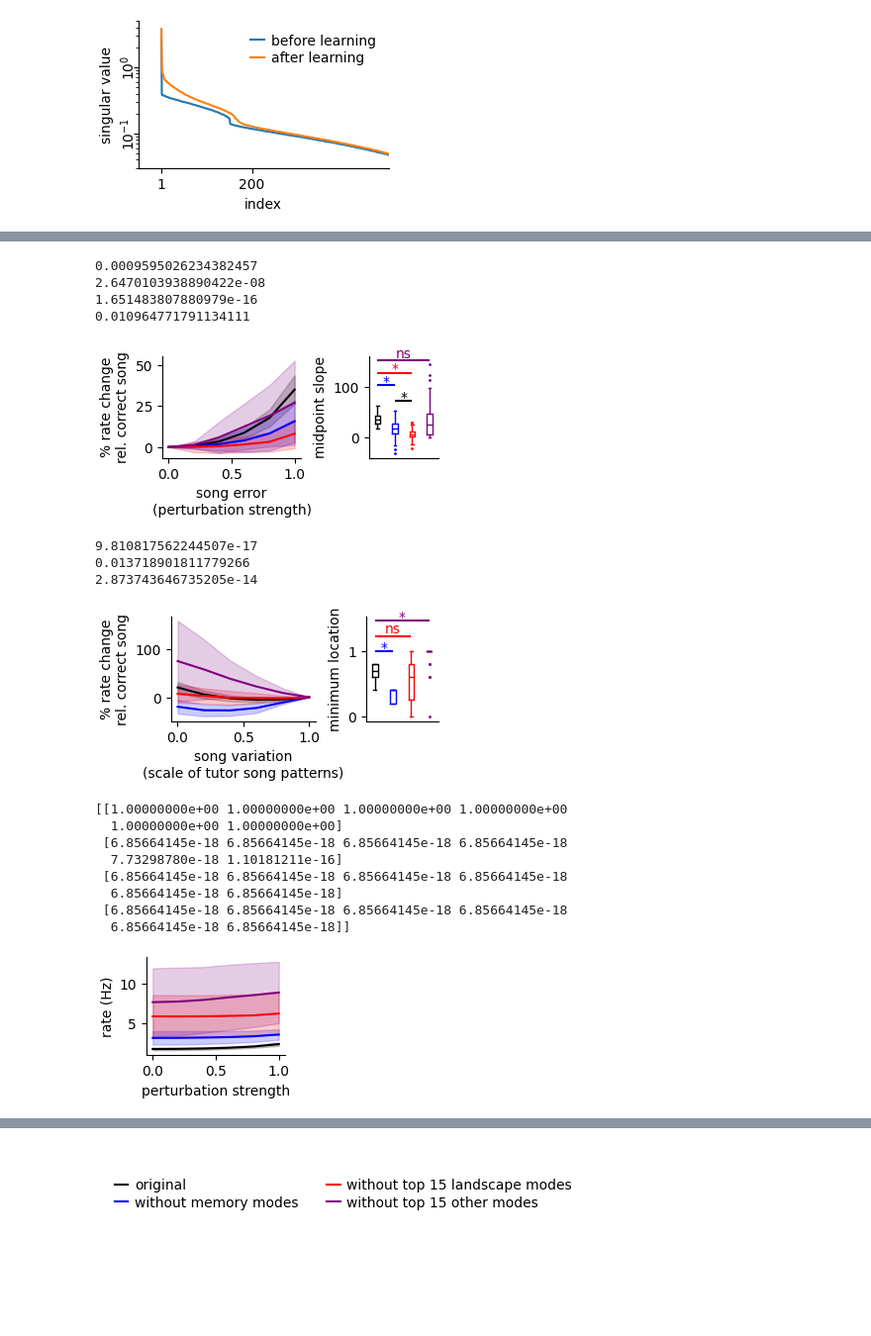
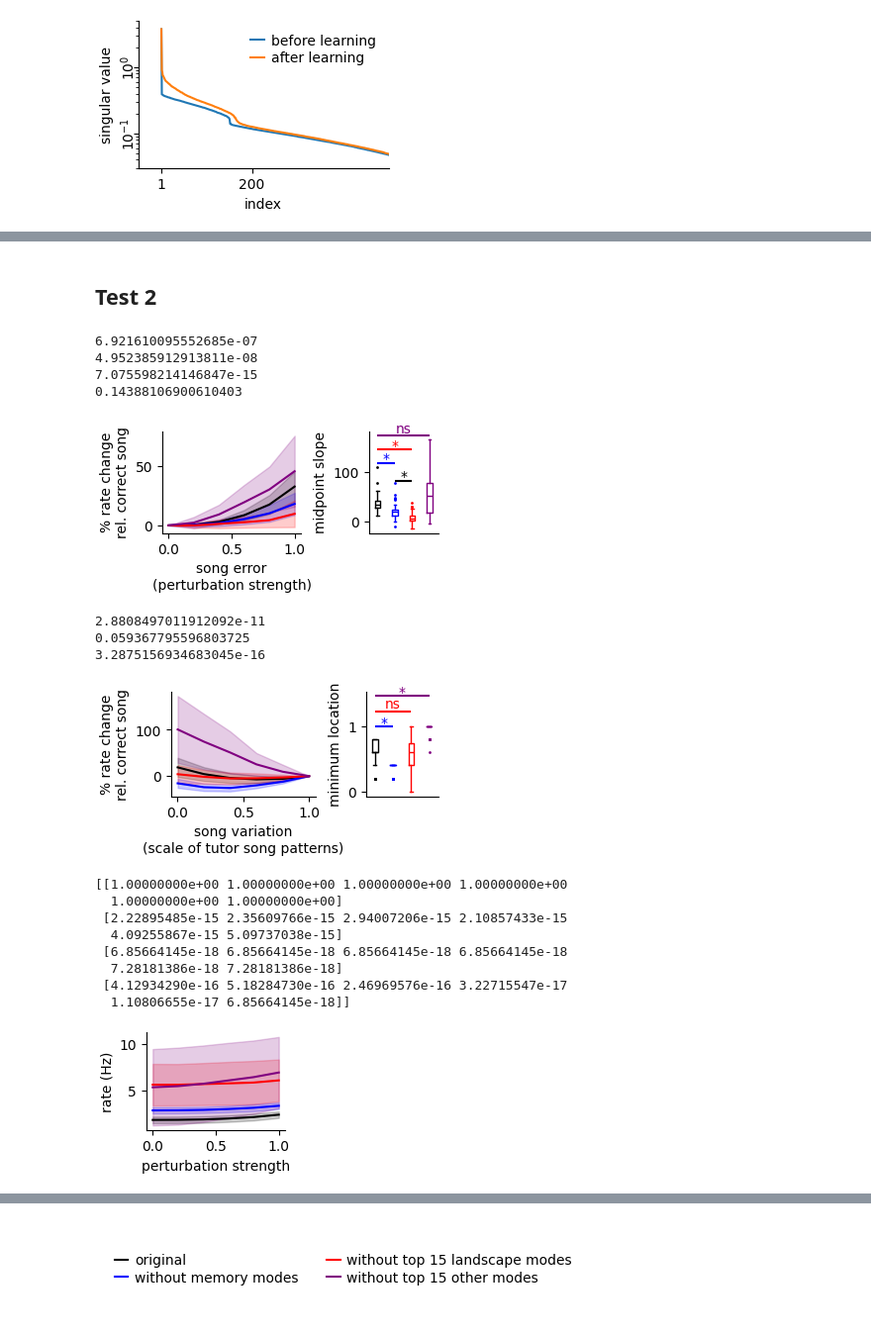
Before and after one commit to gongziyida/vocal-error-network, a Jupyter notebook: further_analysis/EIrec_analysis.ipynb, the cells around one changed output, grey strips where cells are left out. Shown at 99% size. Drawn from its saved outputs; the diff is of its cells as text; code cells hidden in the pictures; blank space fills up the shorter version.

Commit message:
plotting

```diff
--- a/further_analysis/EIrec_analysis.ipynb
+++ b/further_analysis/EIrec_analysis.ipynb
@@ -124,0 +143,17 @@ fig.savefig(f'../svg/EIrec_analysis/{MODE}_mode_time_constants.svg')
+# %%
+fig, ax = plt.subplots(1, 2, figsize=(3.5,2), width_ratios=[1,0.7])
+
+m = rate_offm_train.mean(axis=-1) # (trials, training step, pert values)
+m = (m / m[...,0,None] - 1) * 100
+g = np.gradient(m, XS_PERT, axis=-1)[...,3] # (trials, training step)
+
+cmap = plt.get_cmap('viridis')
+for i in range(train_steps):
+    plot_mean_std(ax[0], m[:,i].mean(axis=0), m[:,i].std(axis=0),
+                  a_fill=0.2, c=cmap(i/(train_steps-1)), xs=XS_SCALE)
+plot_mean_std(ax[1], g.mean(axis=0), g.std(axis=0),
+              a_fill=0.2, c='k', xs=np.arange(train_steps))
+
+ax[0].set(xlabel='song error\n(perturbation strength)',
+          ylabel='% rate change\nrel. correct song')
+ax[1].set(xlabel='training time', ylabel='midpoint slope')
@@ -124,0 +163,17 @@ fig.savefig(f'../svg/EIrec_analysis/{MODE}_mode_time_constants.svg')
+# %%
+fig, ax = plt.subplots(1, 2, figsize=(3.5,2), width_ratios=[1,0.7])
+
+m = rate_onm_train.mean(axis=-1) # (trials, training step, pert values)
+m = (m / m[...,-1,None] - 1) * 100
+min_locs = XS_SCALE[np.argmin(m, axis=-1)] # (trials, training step)
+
+cmap = plt.get_cmap('viridis')
+for i in range(train_steps):
+    plot_mean_std(ax[0], m[:,i].mean(axis=0), m[:,i].std(axis=0),
+                  a_fill=0.2, c=cmap(i/(train_steps-1)), xs=XS_SCALE)
+plot_mean_std(ax[1], min_locs.mean(axis=0), min_locs.std(axis=0),
+              a_fill=0.2, c='k', xs=np.arange(train_steps))
+
+ax[0].set(xlabel='song variation\n(scale of tutor song patterns)',
+          ylabel='% rate change\nrel. correct song')
+ax[1].set(xlabel='training time', ylabel='minimum location')
@@ -125,3 +183,5 @@ fig.savefig(f'../svg/EIrec_analysis/{MODE}_mode_time_constants.svg')
+# %% [markdown]
+## Test 2
 # %%
 case_names = ['original', 'without memory modes', 'without top 15 landscape modes',
               'without top 15 other modes']
@@ -130,7 +190,7 @@ case_colors = ['k', 'b', 'r', 'purple']
 from scipy.stats import ranksums
 fig, ax = plt.subplots(1, 2, figsize=(3.5,1.8), width_ratios=[1,0.5])
 
-m = rate_offm.mean(axis=-1)
+m = rate_offm_modepert.mean(axis=-1)
 m = (m / m[...,0,None] - 1) * 100
 g = np.gradient(m, XS_PERT, axis=-1)[...,3]
 
@@ -165,16 +225,16 @@ ax[0].set(xlabel='song error\n(perturbation strength)',
 ax[1].set(xticks=[], ylabel='midpoint slope')
 fig.savefig(f'../svg/EIrec_analysis/{MODE}_off_manifold_perturb.svg')
 # %% [output]
-0.0009595026234382457
-2.6470103938890422e-08
-1.651483807880979e-16
-0.010964771791134111
+6.921610095552685e-07
+4.952385912913811e-08
+7.075598214146847e-15
+0.14388106900610403
-[figure, old version]
+[figure, new version]
 # %%
 from scipy.stats import ranksums
 fig, ax = plt.subplots(1, 2, figsize=(3.5,1.8), width_ratios=[1,0.5])
 
-m = rate_onm.mean(axis=-1)
+m = rate_onm_modepert.mean(axis=-1)
 m = (m / m[...,-1,None] - 1) * 100
 min_locs = XS_SCALE[np.argmin(m, axis=-1)]
 
@@ -201,35 +261,35 @@ ax[0].set(xlabel='song variation\n(scale of tutor song patterns)',
 ax[1].set(xticks=[], ylabel='minimum location')
 fig.savefig(f'../svg/EIrec_analysis/{MODE}_on_manifold_perturb.svg')
 # %% [output]
-9.810817562244507e-17
-0.013718901811779266
-2.873743646735205e-14
+2.8808497011912092e-11
+0.059367795596803725
+3.2875156934683045e-16
-[figure, old version]
+[figure, new version]
 # %%
 fig, ax = plt.subplots(1, figsize=(2,1.5))
 
-m = rate_offm.mean(axis=-1)
+m = rate_offm_modepert.mean(axis=-1)
 
 for i, c in enumerate(case_colors):
     plot_mean_std(ax, m[:,i].mean(axis=0), m[:,i].std(axis=0),
                   a_fill=0.2, c=c, xs=XS_PERT)
 pvals = np.zeros((len(case_names), m.shape[-1]))
 for i in range(len(case_names)):
     for j in range(m.shape[-1]):
         pvals[i,j] = ranksums(m[:,0,j], m[:,i,j]).pvalue
 print(pvals)
 ax.set(xlabel='perturbation strength', ylabel='rate (Hz)')
 fig.savefig(f'../svg/EIrec_analysis/{MODE}_off_manifold_perturb_unnormalized.svg')
 # %% [output]
 [[1.00000000e+00 1.00000000e+00 1.00000000e+00 1.00000000e+00
   1.00000000e+00 1.00000000e+00]
+ [2.22895485e-15 2.35609766e-15 2.94007206e-15 2.10857433e-15
+  4.09255867e-15 5.09737038e-15]
  [6.85664145e-18 6.85664145e-18 6.85664145e-18 6.85664145e-18
-  7.73298780e-18 1.10181211e-16]
- [6.85664145e-18 6.85664145e-18 6.85664145e-18 6.85664145e-18
-  6.85664145e-18 6.85664145e-18]
- [6.85664145e-18 6.85664145e-18 6.85664145e-18 6.85664145e-18
-  6.85664145e-18 6.85664145e-18]]
+  7.28181386e-18 7.28181386e-18]
+ [4.12934290e-16 5.18284730e-16 2.46969576e-16 3.22715547e-17
+  1.10806655e-17 6.85664145e-18]]
-[figure, old version]
+[figure, new version]
 # %%
 fig, ax = plt.subplots(1, figsize=(2,1.5))
 
```
Also changed, not shown: parts of 10 cells of this notebook.
